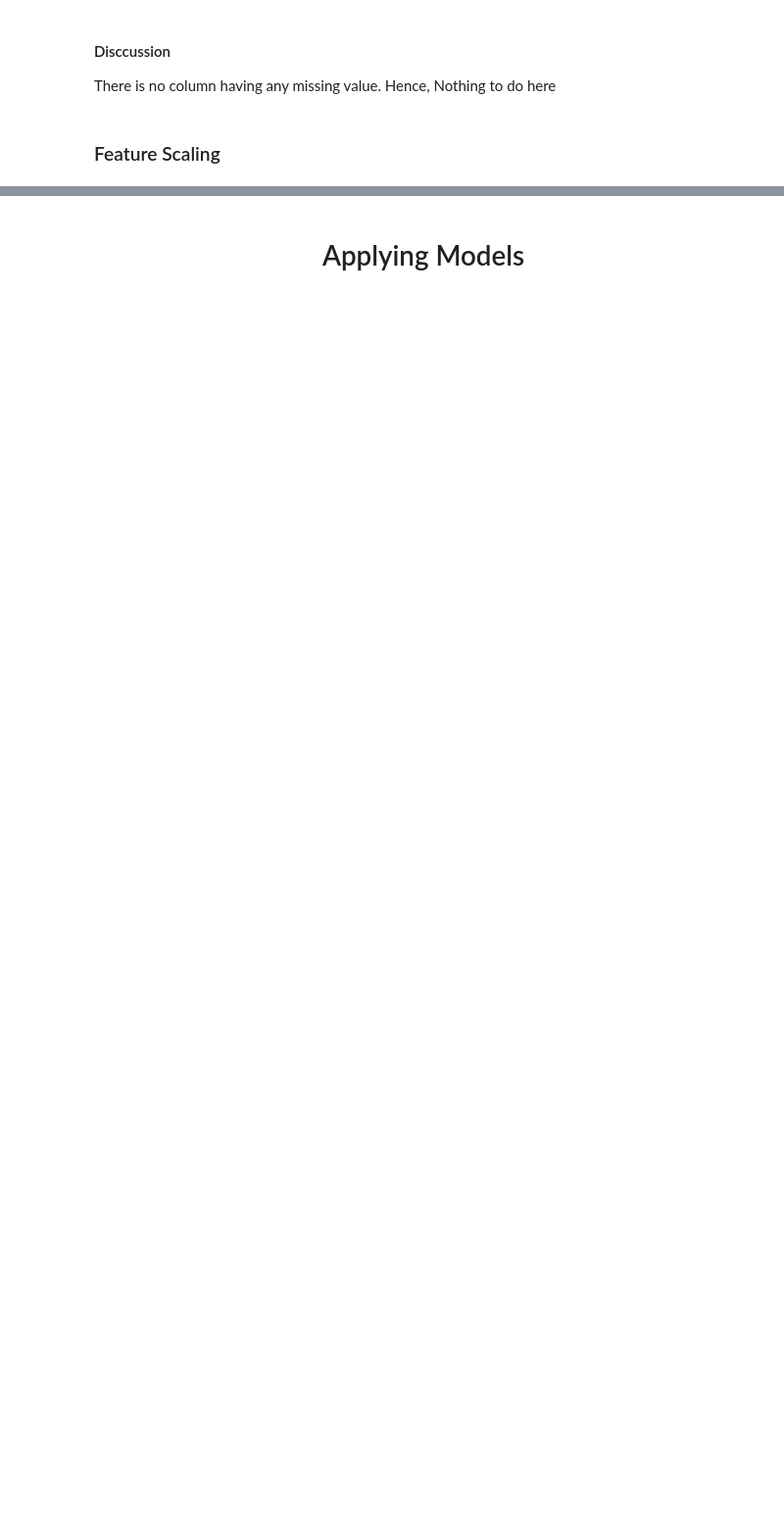
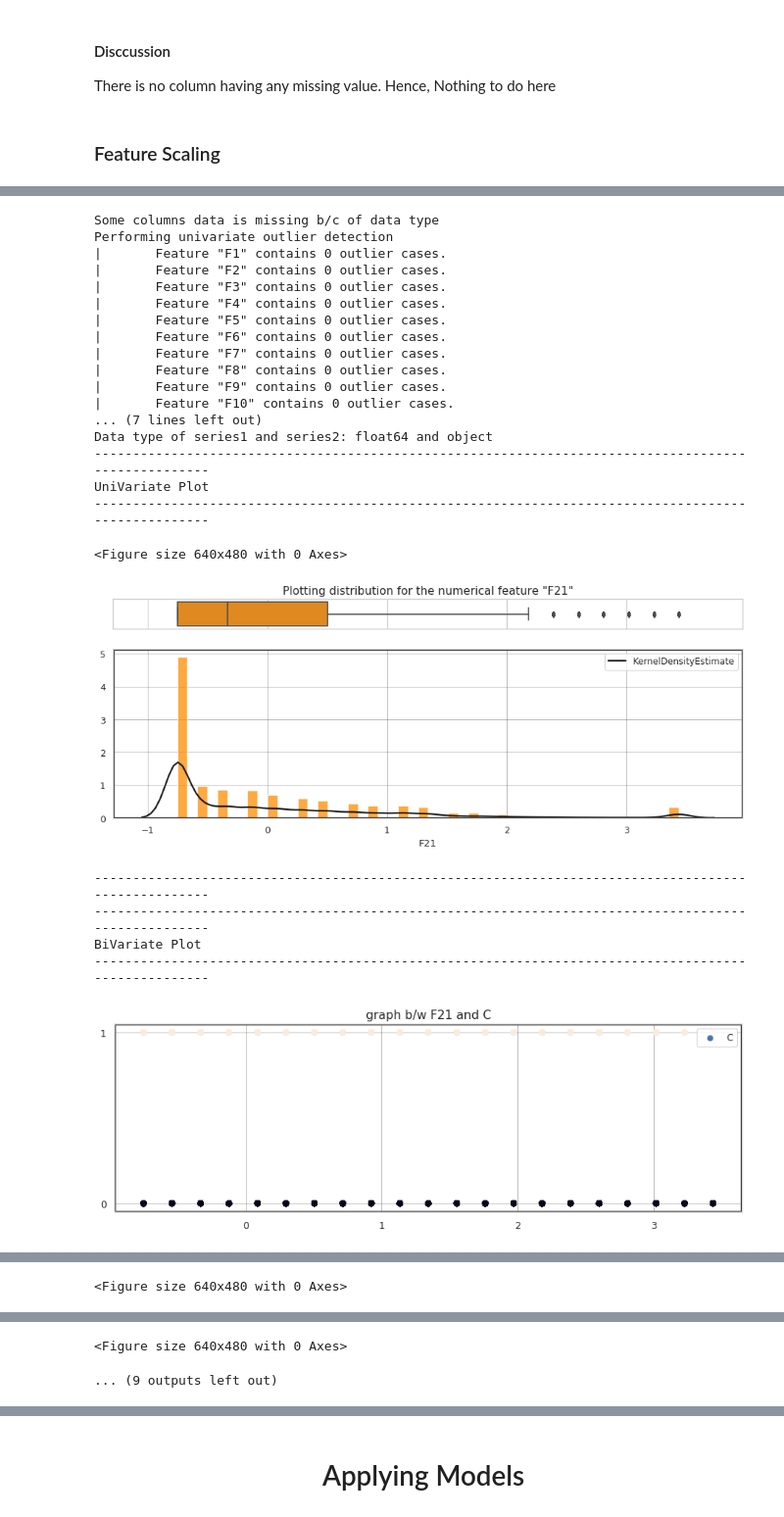
Before and after one commit to MR901/MiniProjects, a Jupyter notebook: PredictProductSale/SupervisedLearning_Classification.ipynb, the cells around one changed output, grey strips where cells are left out. Shown at 98% size. Cells and saved outputs as stored; diff of their text form; code cells hidden in the pictures; blank space fills up the shorter version.

```diff
--- a/PredictProductSale/SupervisedLearning_Classification.ipynb
+++ b/PredictProductSale/SupervisedLearning_Classification.ipynb
@@ -1008,0 +300,18 @@ plt.show()
+# %%
+colToTransform = ['F17', 'F18']
+
+#<todo> write a custom processing class
+# from sklearn.preprocessing import LabelEncoder, OneHotEncoder
+# le = LabelEncoder()
+# for feature in nonnumeric_columns:
+#     data[feature] = le.fit_transform(data[feature])
+
+# onehotencoder = OneHotEncoder(categorical_features = [1])
+# X = onehotencoder.fit_transform(X).toarray()
+
+## OneHot Encoding using a different method
+df = df.join(pd.get_dummies(df.loc[:, colToTransform], prefix=None, prefix_sep='_'))
+df.drop(columns=colToTransform, inplace=True)
+
+## Reordering the columns
+''' will do later -- not needed'''
@@ -1008,0 +322,49 @@ plt.show()
+# %%
+## Univariate Outliers Detection
+def outlier_zScore_series(ser, threshold = 3):
+    ser_mean, ser_std = ser.mean(), ser.std()
+    ser = list(ser)
+    if ser_std != 0:
+        #return [ True if abs((ele - ser_mean)/ser_std) > threshold else False for ele in ser ]
+        return [ i for i in range(len(ser)) if abs((ser[i] - ser_mean)/ser_std) > threshold ]
+    else:
+        raise Exception('Dividing by zero')
+
+## <todo> IQR based
+
+outlier_index_list, feature_having_out = [], []
+df_info = datasetPrimAnalysis(df, msg=False)
+print('Performing univariate outlier detection')
+for feat in df_info['Numerical'].index:
+    detected_obs_ind = outlier_zScore_series(df[feat])
+    [ outlier_index_list.append(ele) for ele in detected_obs_ind ]
+    print('|\tFeature "{}" contains {} outlier cases.'.format(feat, len(detected_obs_ind)))
+    if len(detected_obs_ind) > 0:
+        feature_having_out.append( (feat,len(detected_obs_ind)) )
+        visualizeFeature(df[feat], df['C'])
+# print(outlier_index_list)
+# %% [output]
+Some columns data is missing b/c of data type
+Performing univariate outlier detection
+|       Feature "F1" contains 0 outlier cases.
+|       Feature "F2" contains 0 outlier cases.
+|       Feature "F3" contains 0 outlier cases.
+|       Feature "F4" contains 0 outlier cases.
+|       Feature "F5" contains 0 outlier cases.
+|       Feature "F6" contains 0 outlier cases.
+|       Feature "F7" contains 0 outlier cases.
+|       Feature "F8" contains 0 outlier cases.
+|       Feature "F9" contains 0 outlier cases.
+|       Feature "F10" contains 0 outlier cases.
+... (7 lines left out)
+Data type of series1 and series2: float64 and object
+----------------------------------------------------------------------------------------------------
+UniVariate Plot
+----------------------------------------------------------------------------------------------------
+<Figure size 640x480 with 0 Axes>
+[figure, added]
+----------------------------------------------------------------------------------------------------
+----------------------------------------------------------------------------------------------------
+BiVariate Plot
+----------------------------------------------------------------------------------------------------
+[figure, added]
@@ -1008,0 +377 @@ plt.show()
+<Figure size 640x480 with 0 Axes>
@@ -1008,0 +390,2 @@ plt.show()
+<Figure size 640x480 with 0 Axes>
+... (9 outputs left out)
```
Also changed, not shown: parts of 180 cells of this notebook, 2 other files.
